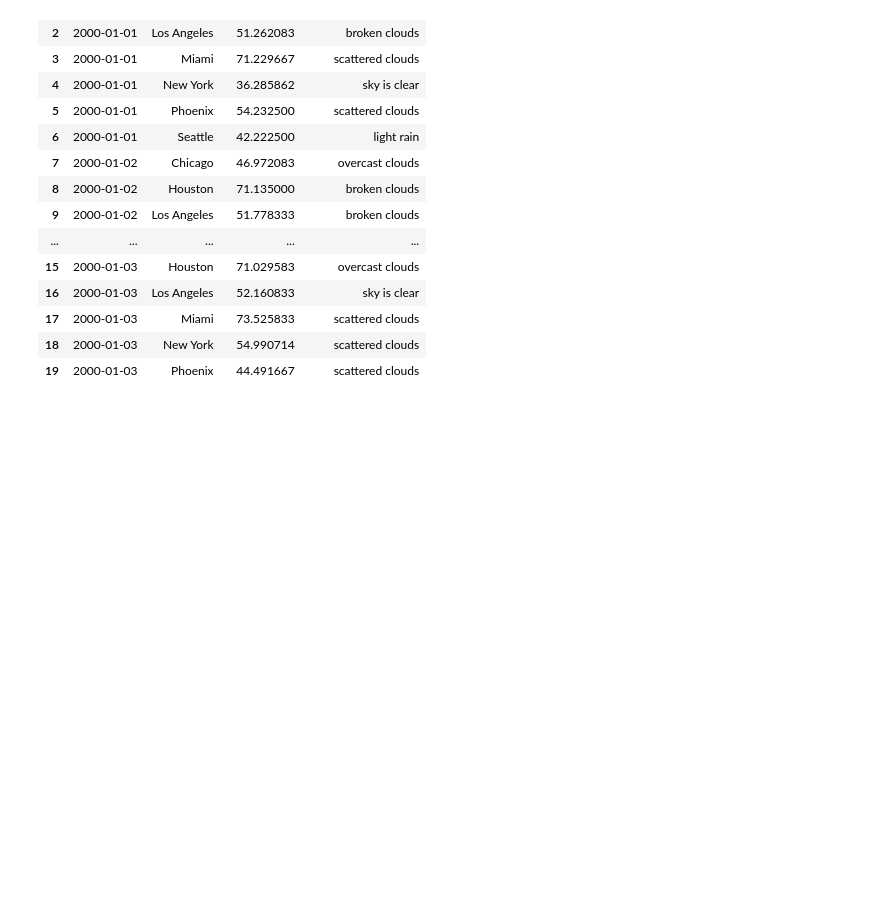
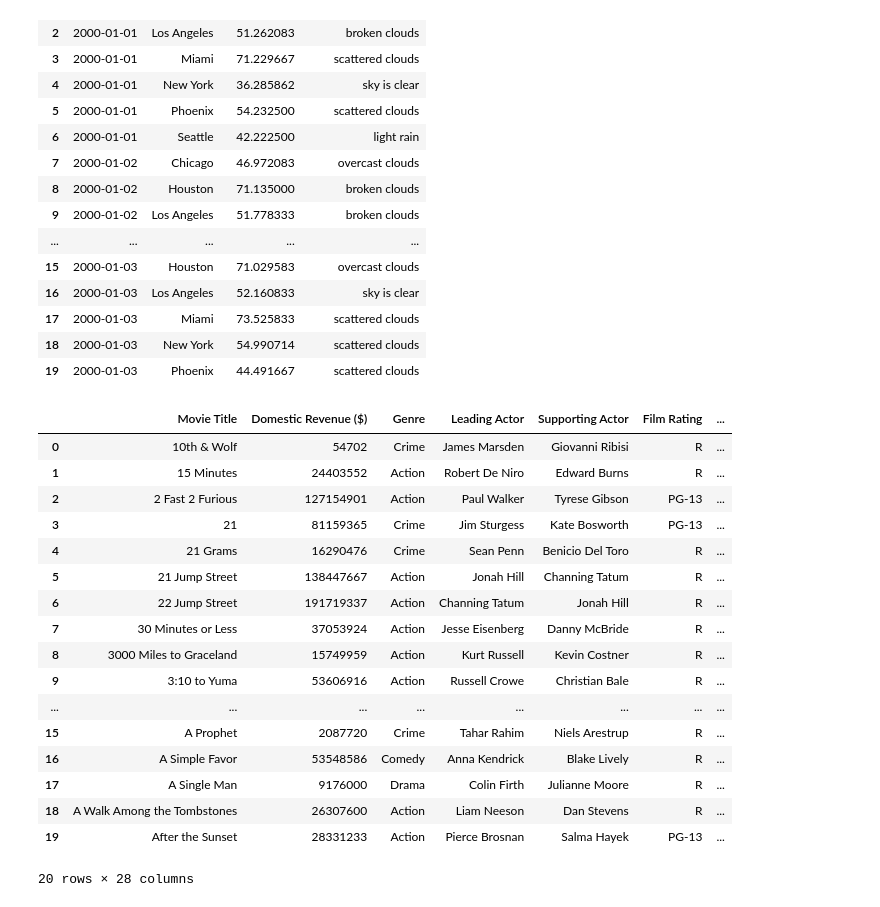
Before and after one commit to Armand57araujo/i-tickets, a Jupyter notebook: pythonnotebook.ipynb, the cells around one changed output. Drawn from its saved outputs; the diff is of its cells as text; code cells hidden in the pictures; blank space fills up the shorter version.

```diff
--- a/pythonnotebook.ipynb
+++ b/pythonnotebook.ipynb
@@ -1919,3 +1921,26 @@ new_weather_data_df.head(20)
 | 17 | 2000-01-03 | Miami | 73.525833 | scattered clouds |
 | 18 | 2000-01-03 | New York | 54.990714 | scattered clouds |
 | 19 | 2000-01-03 | Phoenix | 44.491667 | scattered clouds |
+# %%
+merged_movies_weather_df = pd.read_csv('Resources/merge_movies_weather.csv')
+# %%
+merged_movies_weather_df.head(20)
+# %% [output]
+|  | Movie Title | Domestic Revenue ($) | Genre | Leading Actor | Supporting Actor | Film Rating | ... |
+| 0 | 10th & Wolf | 54702 | Crime | James Marsden | Giovanni Ribisi | R | ... |
+| 1 | 15 Minutes | 24403552 | Action | Robert De Niro | Edward Burns | R | ... |
+| 2 | 2 Fast 2 Furious | 127154901 | Action | Paul Walker | Tyrese Gibson | PG-13 | ... |
+| 3 | 21 | 81159365 | Crime | Jim Sturgess | Kate Bosworth | PG-13 | ... |
+| 4 | 21 Grams | 16290476 | Crime | Sean Penn | Benicio Del Toro | R | ... |
+| 5 | 21 Jump Street | 138447667 | Action | Jonah Hill | Channing Tatum | R | ... |
+| 6 | 22 Jump Street | 191719337 | Action | Channing Tatum | Jonah Hill | R | ... |
+| 7 | 30 Minutes or Less | 37053924 | Action | Jesse Eisenberg | Danny McBride | R | ... |
+| 8 | 3000 Miles to Graceland | 15749959 | Action | Kurt Russell | Kevin Costner | R | ... |
+| 9 | 3:10 to Yuma | 53606916 | Action | Russell Crowe | Christian Bale | R | ... |
+| ... | ... | ... | ... | ... | ... | ... | ... |
+| 15 | A Prophet | 2087720 | Crime | Tahar Rahim | Niels Arestrup | R | ... |
+| 16 | A Simple Favor | 53548586 | Comedy | Anna Kendrick | Blake Lively | R | ... |
+| 17 | A Single Man | 9176000 | Drama | Colin Firth | Julianne Moore | R | ... |
+| 18 | A Walk Among the Tombstones | 26307600 | Action | Liam Neeson | Dan Stevens | R | ... |
+| 19 | After the Sunset | 28331233 | Action | Pierce Brosnan | Salma Hayek | PG-13 | ... |
+20 rows × 28 columns
```
Also changed, not shown: parts of 1 cell of this notebook.
